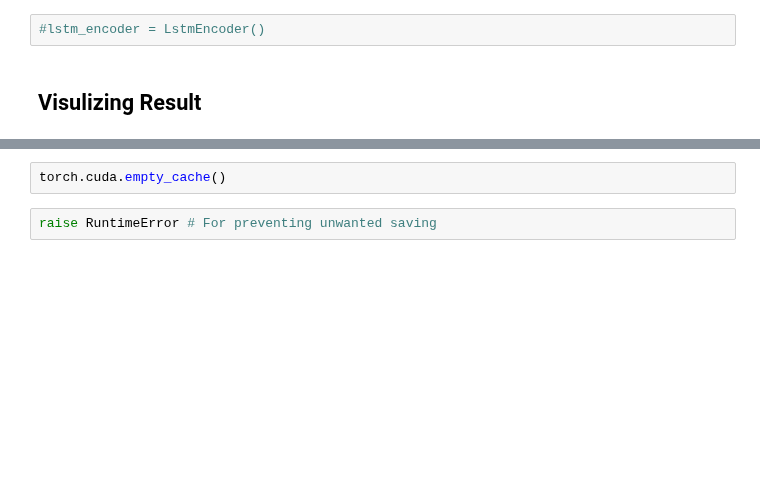
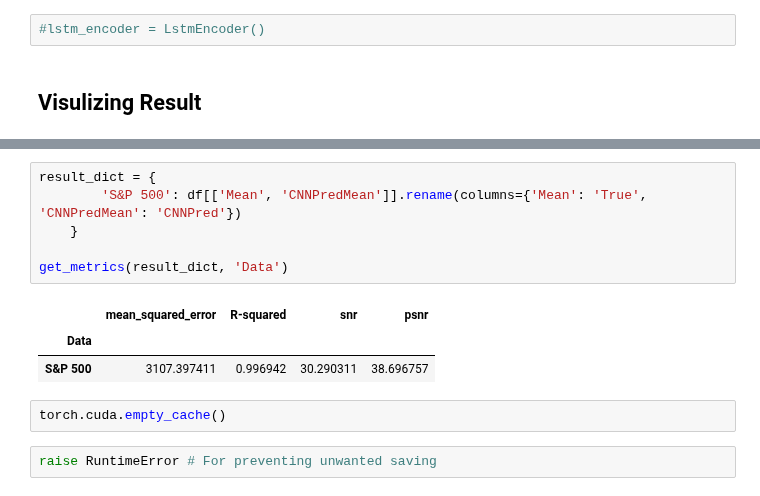
Before and after one commit to SOL1archive/Fin-Data-Denoising, a Jupyter notebook: autoencoder-train.ipynb, the cells around one changed output, grey strips where cells are left out. Drawn from its saved outputs; the diff is of its cells as text; blank space fills up the shorter version.

```diff
--- a/autoencoder-train.ipynb
+++ b/autoencoder-train.ipynb
@@ -163,3 +166,13 @@ _ = df[['Mean', 'CNNPredMean']].plot(color=['b', 'r'], figsize=(18, 10))
+# %%
+result_dict = {
+        'S&P 500': df[['Mean', 'CNNPredMean']].rename(columns={'Mean': 'True', 'CNNPredMean': 'CNNPred'})
+    }
+
+get_metrics(result_dict, 'Data')
+# %% [output]
+|  | mean_squared_error | R-squared | snr | psnr |
+| Data |  |  |  |  |
+| S&P 500 | 3107.397411 | 0.996942 | 30.290311 | 38.696757 |
 # %%
 torch.cuda.empty_cache()
 # %%
```
Also changed, not shown: parts of 7 cells of this notebook, 3 other files.
